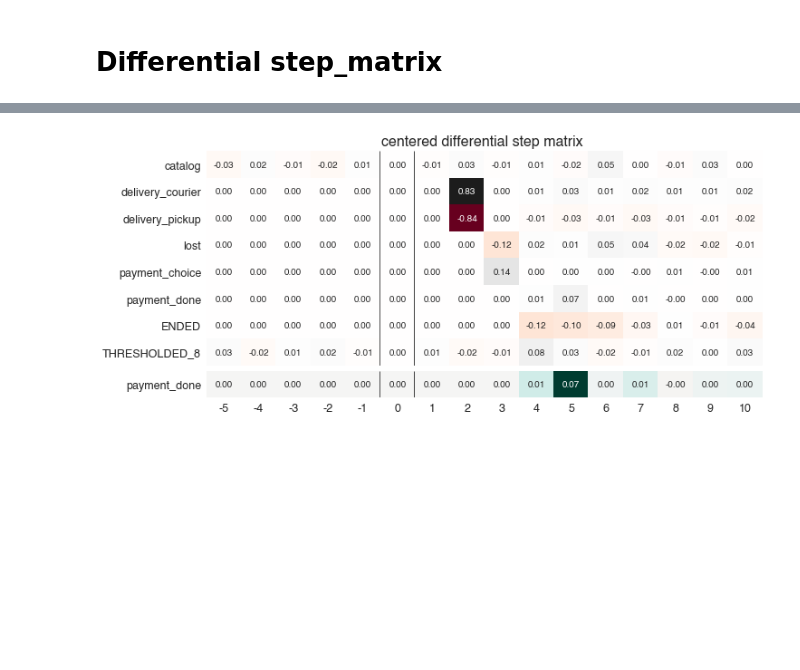
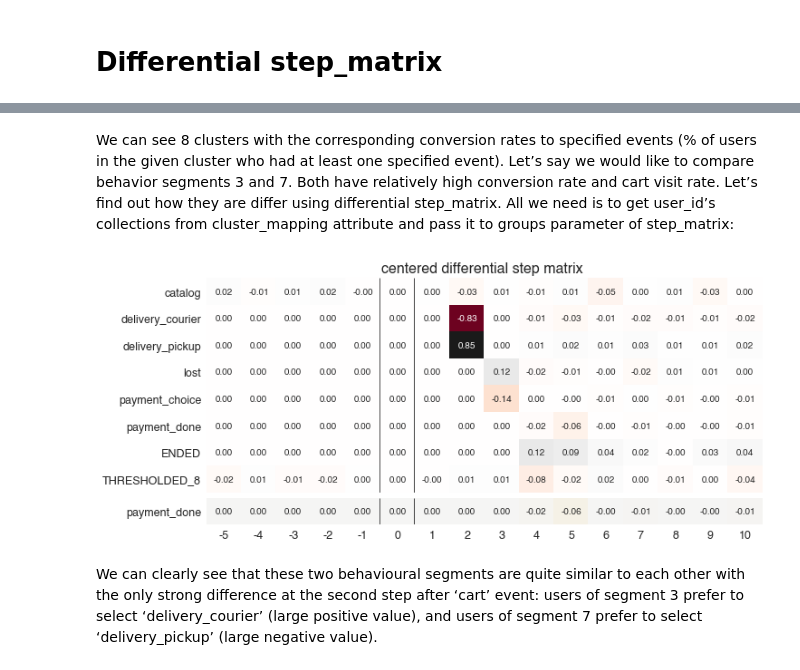
Before and after one commit to retentioneering/retentioneering-tools, a Jupyter notebook: docs/source/_static/examples/step_matrix_tutorial.ipynb, the cells around one changed output, grey strips where cells are left out. Cells and saved outputs as stored; diff of their text form; code cells hidden in the pictures; blank space fills up the shorter version.

```diff
--- a/docs/source/_static/examples/step_matrix_tutorial.ipynb
+++ b/docs/source/_static/examples/step_matrix_tutorial.ipynb
@@ -141,13 +216,17 @@ data.rete.get_clusters(plot_type='cluster_bar',
+# %% [markdown]
+We can see 8 clusters with the corresponding conversion rates to specified events (% of users in the given cluster who had at least one specified event). Let’s say we would like to compare behavior segments 3 and 7. Both have relatively high conversion rate and cart visit rate. Let’s find out how they are differ using differential step_matrix. All we need is to get user_id’s collections from cluster_mapping attribute and pass it to groups parameter of step_matrix:
 # %%
-g1 = data.rete.cluster_mapping[3]
-g2 = data.rete.cluster_mapping[7]
+g1 = data.rete.cluster_mapping[0]
+g2 = data.rete.cluster_mapping[3]
 
 data.rete.step_matrix(max_steps=16,
                       thresh = 0.05,
                       centered={'event':'cart',
                                 'left_gap':5,
                                 'occurrence':1},
                       groups=(g1, g2),
                       targets = ['payment_done']);
 # %% [output]
-[figure, old version]
+[figure, new version]
+# %% [markdown]
+We can clearly see that these two behavioural segments are quite similar to each other with the only strong difference at the second step after ‘cart’ event: users of segment 3 prefer to select ‘delivery_courier’ (large positive value), and users of segment 7 prefer to select ‘delivery_pickup’ (large negative value).
```
Also changed, not shown: parts of 32 cells of this notebook, 9 other files.
